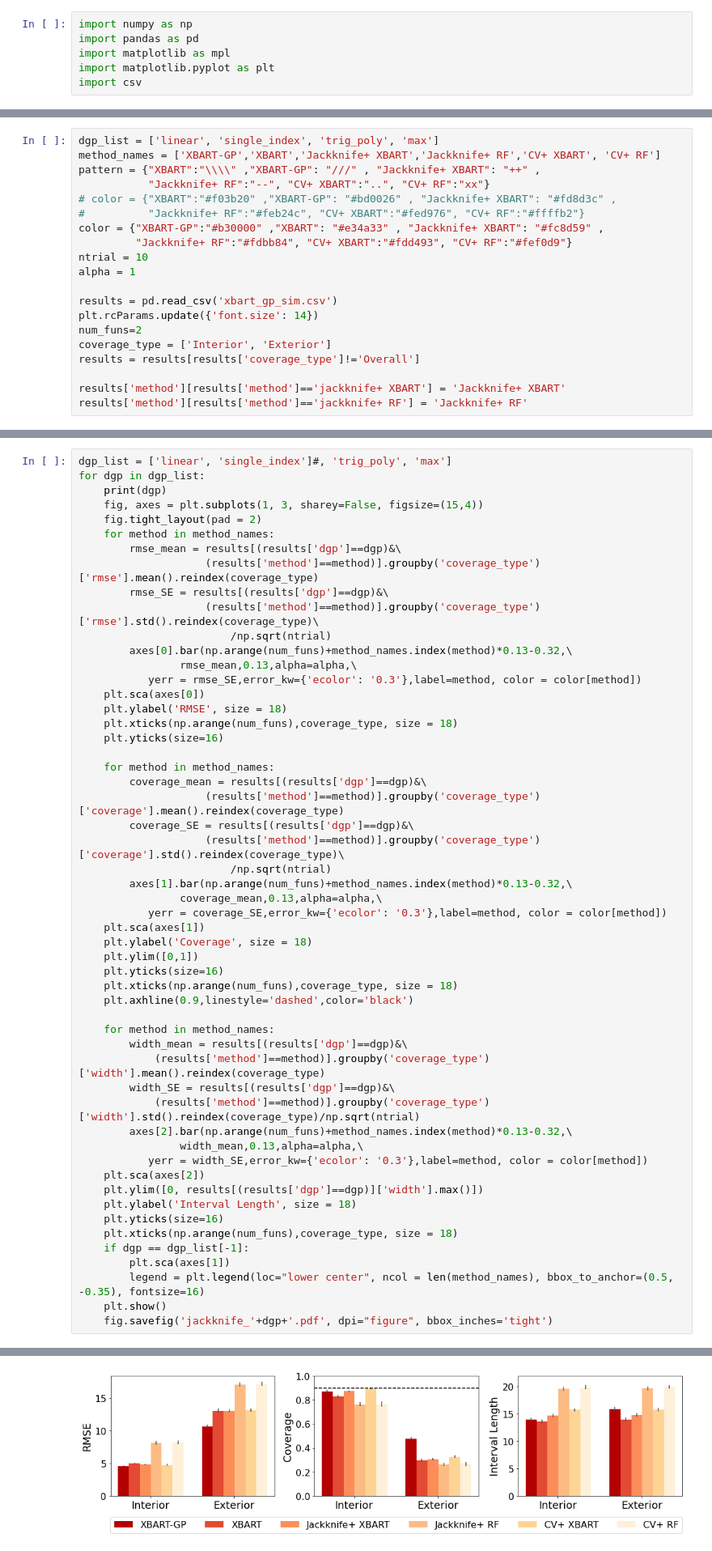
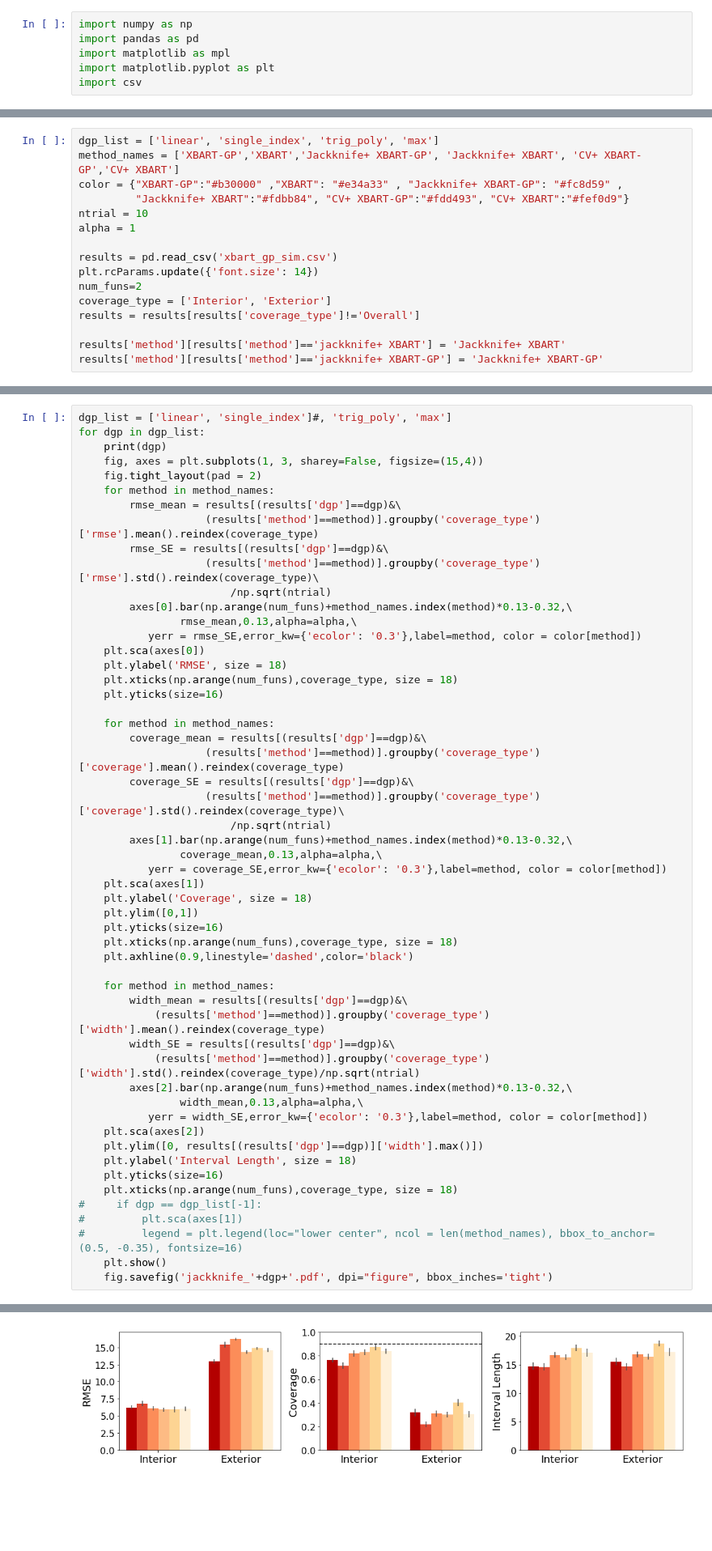
Before and after one commit to MaggieWang0614/XBART-GP, a Jupyter notebook: XBART-GP simulation/supplemental/plot.ipynb, the cells around one changed output, grey strips where cells are left out. Shown at 81% size. Drawn from its saved outputs; the diff is of its cells as text; blank space fills up the shorter version.

```diff
--- a/XBART-GP simulation/supplemental/plot.ipynb
+++ b/XBART-GP simulation/supplemental/plot.ipynb
@@ -22,12 +7,8 @@ for i in range(cmap.N):
 # %%
 dgp_list = ['linear', 'single_index', 'trig_poly', 'max']
-method_names = ['XBART-GP','XBART','Jackknife+ XBART','Jackknife+ RF','CV+ XBART', 'CV+ RF']
-pattern = {"XBART":"\\\\" ,"XBART-GP": "///" , "Jackknife+ XBART": "++" ,
-           "Jackknife+ RF":"--", "CV+ XBART":"..", "CV+ RF":"xx"}
-# color = {"XBART":"#f03b20" ,"XBART-GP": "#bd0026" , "Jackknife+ XBART": "#fd8d3c" ,
-#          "Jackknife+ RF":"#feb24c", "CV+ XBART":"#fed976", "CV+ RF":"#ffffb2"}
-color = {"XBART-GP":"#b30000" ,"XBART": "#e34a33" , "Jackknife+ XBART": "#fc8d59" ,
-         "Jackknife+ RF":"#fdbb84", "CV+ XBART":"#fdd493", "CV+ RF":"#fef0d9"}
+method_names = ['XBART-GP','XBART','Jackknife+ XBART-GP', 'Jackknife+ XBART', 'CV+ XBART-GP','CV+ XBART']
+color = {"XBART-GP":"#b30000" ,"XBART": "#e34a33" , "Jackknife+ XBART-GP": "#fc8d59" ,
+         "Jackknife+ XBART":"#fdbb84", "CV+ XBART-GP":"#fdd493", "CV+ XBART":"#fef0d9"}
 ntrial = 10
 alpha = 1
 
@@ -38,7 +19,7 @@ coverage_type = ['Interior', 'Exterior']
 results = results[results['coverage_type']!='Overall']
 
 results['method'][results['method']=='jackknife+ XBART'] = 'Jackknife+ XBART'
-results['method'][results['method']=='jackknife+ RF'] = 'Jackknife+ RF'
+results['method'][results['method']=='jackknife+ XBART-GP'] = 'Jackknife+ XBART-GP'
 # %% [output]
 A value is trying to be set on a copy of a slice from a DataFrame
 
@@ -113,9 +98,9 @@ for dgp in dgp_list:
     plt.ylabel('Interval Length', size = 18)
     plt.yticks(size=16)
     plt.xticks(np.arange(num_funs),coverage_type, size = 18)
-    if dgp == dgp_list[-1]:
-        plt.sca(axes[1])
-        legend = plt.legend(loc="lower center", ncol = len(method_names), bbox_to_anchor=(0.5, -0.35), fontsize=16)
+#     if dgp == dgp_list[-1]:
+#         plt.sca(axes[1])
+#         legend = plt.legend(loc="lower center", ncol = len(method_names), bbox_to_anchor=(0.5, -0.35), fontsize=16)
     plt.show()
     fig.savefig('jackknife_'+dgp+'.pdf', dpi="figure", bbox_inches='tight')
 # %% [output]
@@ -124,5 +109,5 @@ linear
 single_index
-[figure, old version]
+[figure, new version]
 # %%
 dgp_list = ['trig_poly', 'max']
 for dgp in dgp_list:
```
Also changed, not shown: parts of 5 cells of this notebook, 49 other files.
